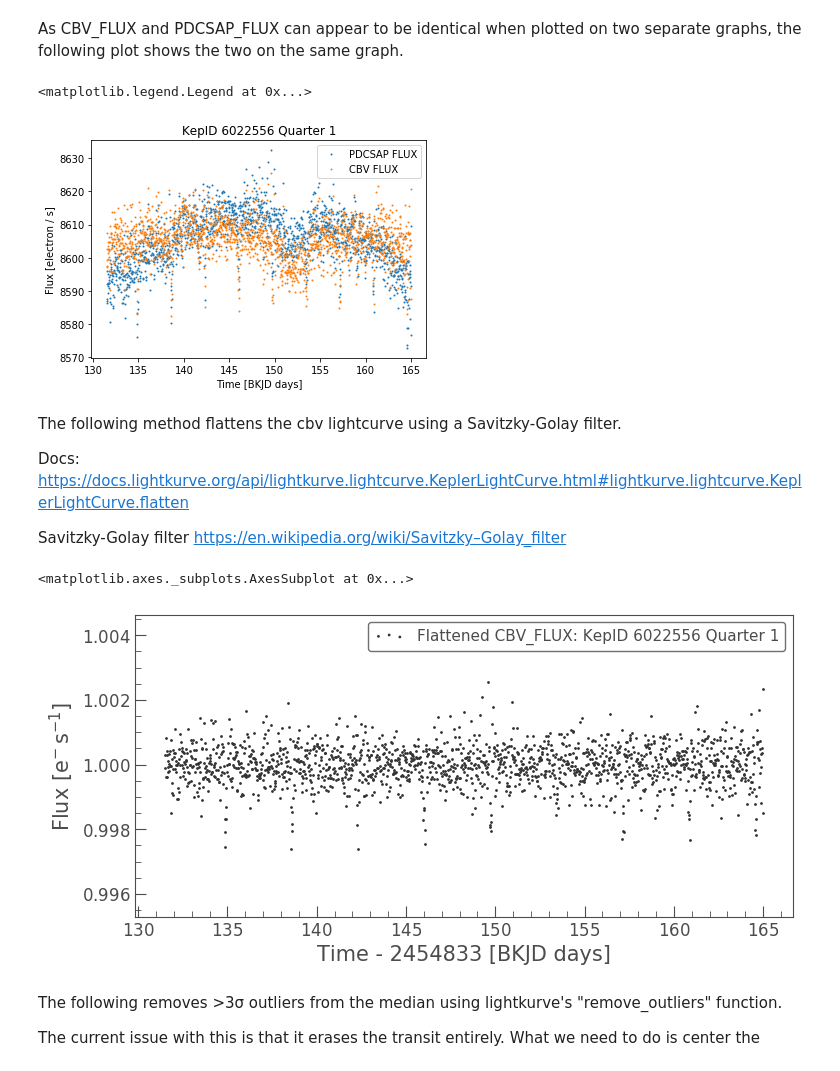
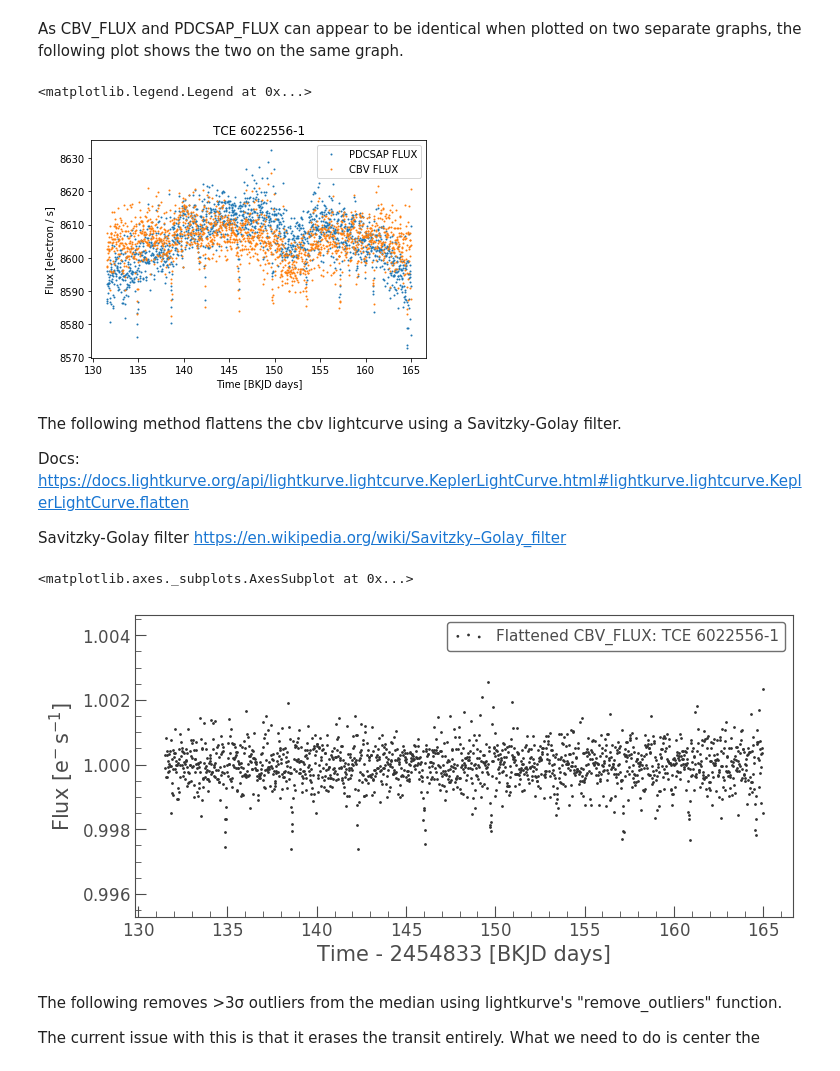
Before and after one commit to ianfowler/PlanetHuntersRepo, a Jupyter notebook: dataCleansing.ipynb, the cells around one changed output. Drawn from its saved outputs; the diff is of its cells as text; code cells hidden in the pictures.

```diff
--- a/dataCleansing.ipynb
+++ b/dataCleansing.ipynb
@@ -119,13 +119,13 @@ As CBV_FLUX and PDCSAP_FLUX can appear to be identical when plotted on two separ
 # %%
 plt.plot(pdcsap_lc.time, pdcsap_lc.flux, 'o', markersize=1, label='PDCSAP FLUX')
 plt.plot(cbv_lc.time, cbv_lc.flux, 'o', markersize=1, label='CBV FLUX')
-plt.title("KepID {} Quarter {}".format(pdcsap_lc.targetid, pdcsap_lc.quarter))
+plt.title("TCE {}-{}".format(pdcsap_lc.targetid, pdcsap_lc.quarter))
 plt.ylabel("Flux [{}]".format(cbv_lc.flux_unit))
 plt.xlabel("Time [{} days]".format(cbv_lc.time_format.upper()))
 plt.legend()
 # %% [output]
 <matplotlib.legend.Legend at 0x...>
-[figure, old version]
+[figure, new version]
 # %% [markdown]
 The following method flattens the cbv lightcurve using a Savitzky-Golay filter.
 
@@ -136,10 +136,10 @@ Docs: https://docs.lightkurve.org/api/lightkurve.lightcurve.KeplerLightCurve.htm
 Savitzky-Golay filter https://en.wikipedia.org/wiki/Savitzky–Golay_filter
 # %%
 flat_lc = cbv_lc.flatten()
-flat_lc.scatter(label="Flattened CBV_FLUX: KepID {} Quarter {}".format(flat_lc.targetid, flat_lc.quarter))
+flat_lc.scatter(label="Flattened CBV_FLUX: TCE {}-{}".format(flat_lc.targetid, flat_lc.quarter))
 # %% [output]
 <matplotlib.axes._subplots.AxesSubplot at 0x...>
-[figure, old version]
+[figure, new version]
 # %% [markdown]
 The following removes >3σ outliers from the median using lightkurve's "remove_outliers" function.
 
```
Also changed, not shown: parts of 9 cells of this notebook.
